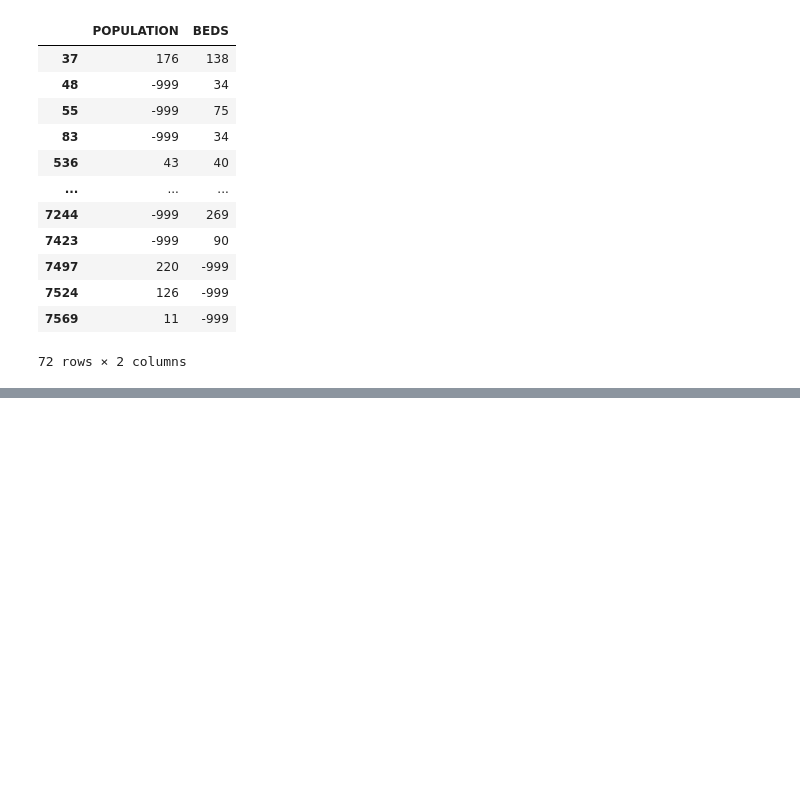
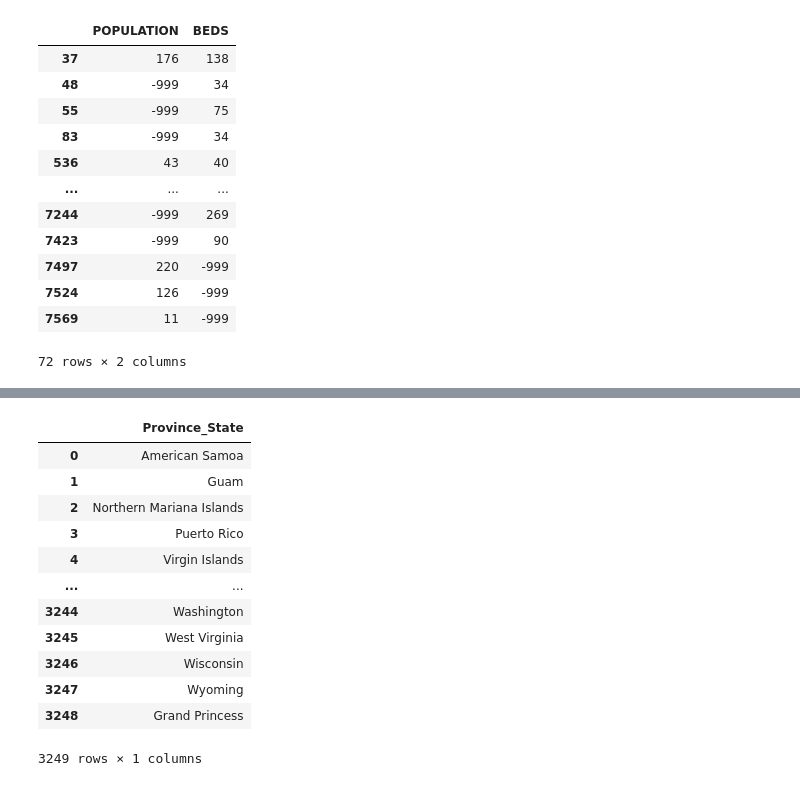
Before and after one commit to krishshanmukh/Covid-Visualization, a Jupyter notebook: Untitled.ipynb, the cells around one changed output, grey strips where cells are left out. Saved outputs shown, nothing was run; the diff lists cells and outputs as text; code cells hidden in the pictures; blank space fills up the shorter version.

```diff
--- a/Untitled.ipynb
+++ b/Untitled.ipynb
@@ -77,0 +78,16 @@ df_covid
+# %%
+df_covid[["Province_State"]]
+# %% [output]
+|  | Province_State |
+| 0 | American Samoa |
+| 1 | Guam |
+| 2 | Northern Mariana Islands |
+| 3 | Puerto Rico |
+| 4 | Virgin Islands |
+| ... | ... |
+| 3244 | Washington |
+| 3245 | West Virginia |
+| 3246 | Wisconsin |
+| 3247 | Wyoming |
+| 3248 | Grand Princess |
+3249 rows × 1 columns
```
Also changed, not shown: parts of 11 cells of this notebook, 2 other files.
